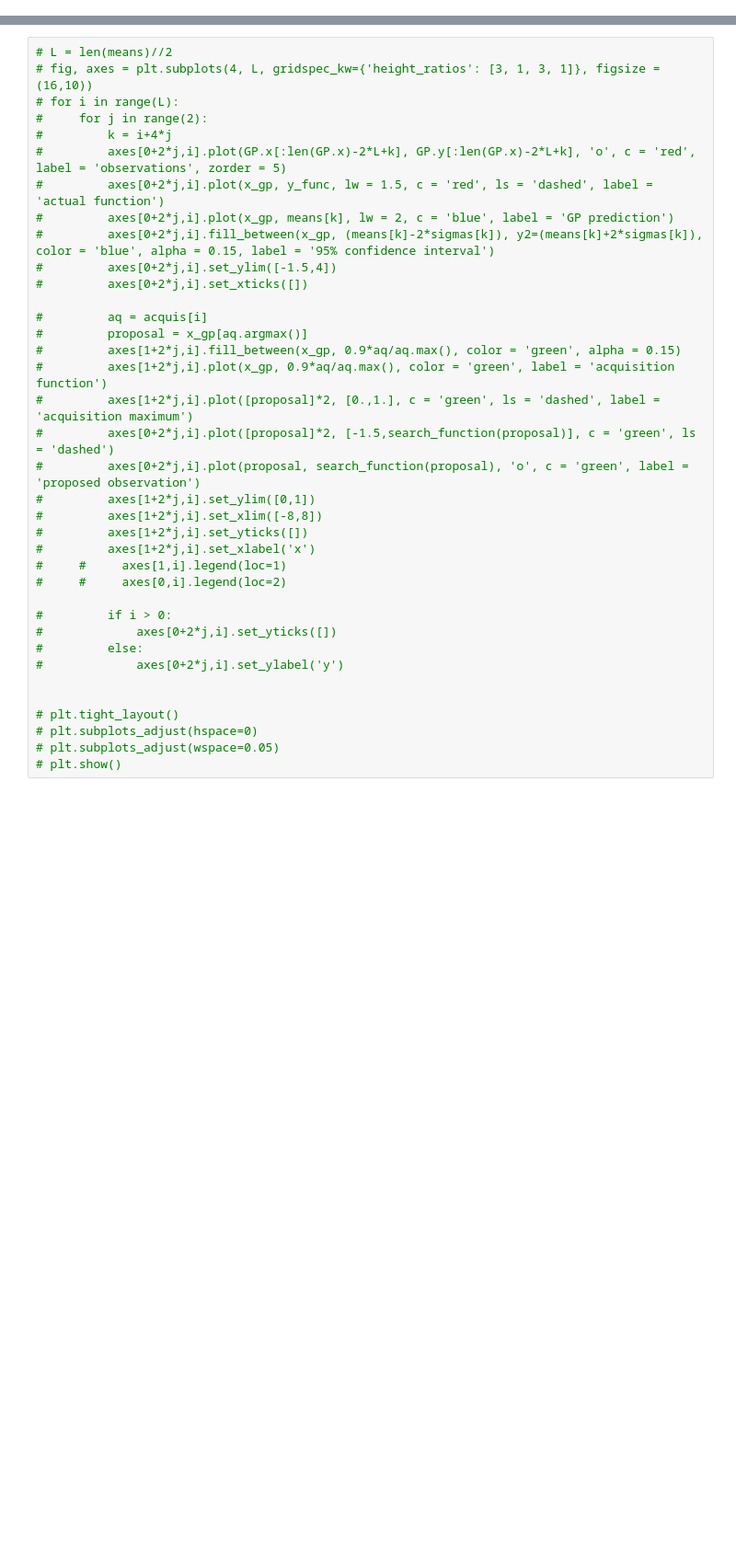
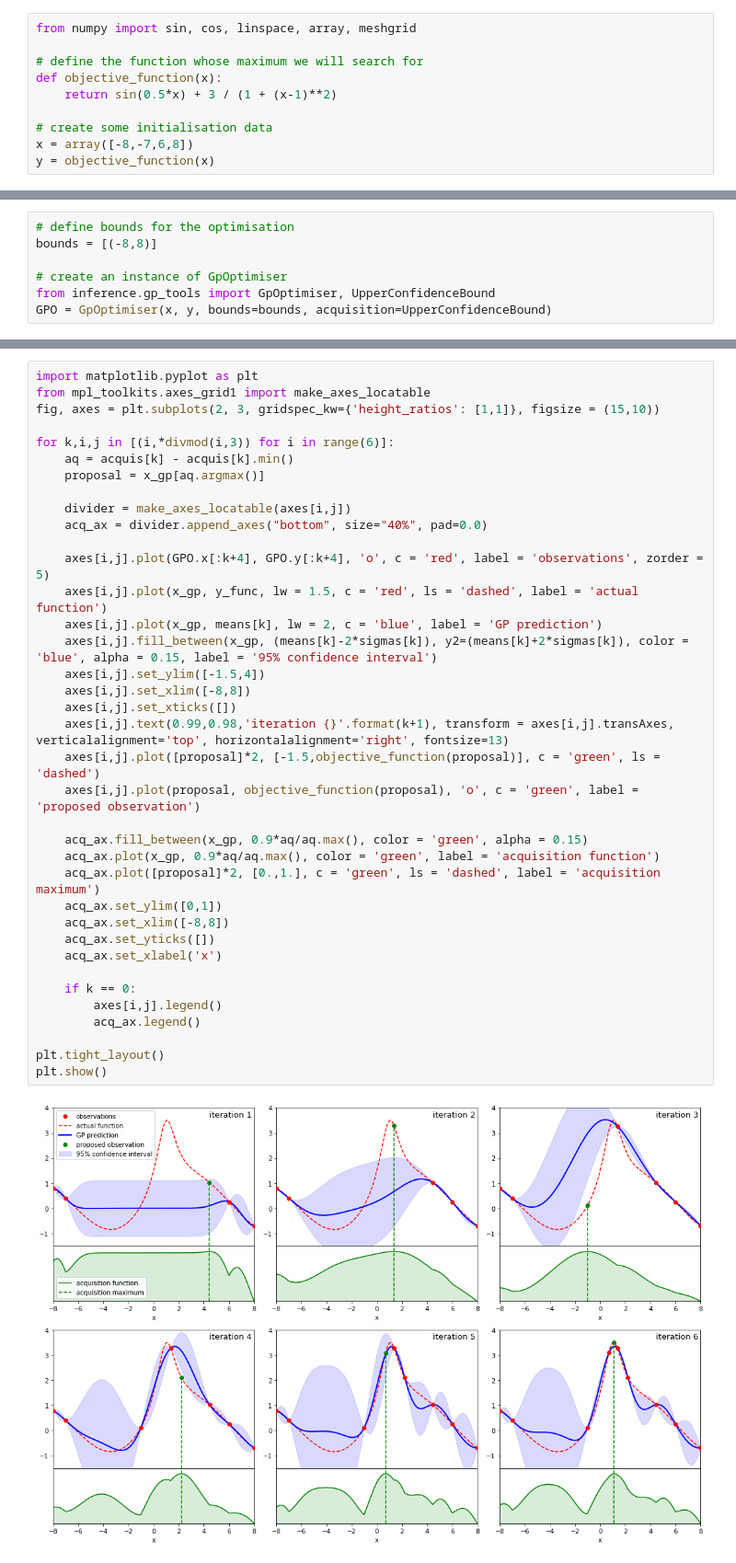
Before and after one commit to C-bowman/inference-tools, a Jupyter notebook: demos/gp_optimisation_demo.ipynb, the cells around one changed output, grey strips where cells are left out. Shown at 92% size. Saved outputs shown, nothing was run; the diff lists cells and outputs as text; blank space fills up the shorter version.

Commit message:
Finished prototype of GP optimisation jupyter notebook demo

```diff
--- a/demos/gp_optimisation_demo.ipynb
+++ b/demos/gp_optimisation_demo.ipynb
@@ -62,0 +10,10 @@ for i in range(7):
+# %%
+from numpy import sin, cos, linspace, array, meshgrid
+
+# define the function whose maximum we will search for
+def objective_function(x):
+    return sin(0.5*x) + 3 / (1 + (x-1)**2)
+
+# create some initialisation data
+x = array([-8,-7,6,8])
+y = objective_function(x)
@@ -62,0 +22,7 @@ for i in range(7):
+# %%
+# define bounds for the optimisation
+bounds = [(-8,8)]
+
+# create an instance of GpOptimiser
+from inference.gp_tools import GpOptimiser, UpperConfidenceBound
+GPO = GpOptimiser(x, y, bounds=bounds, acquisition=UpperConfidenceBound)
@@ -63,37 +59,39 @@ for i in range(7):
 # %%
-# L = len(means)//2
-# fig, axes = plt.subplots(4, L, gridspec_kw={'height_ratios': [3, 1, 3, 1]}, figsize = (16,10))
-# for i in range(L):
-#     for j in range(2):
-#         k = i+4*j
-#         axes[0+2*j,i].plot(GP.x[:len(GP.x)-2*L+k], GP.y[:len(GP.x)-2*L+k], 'o', c = 'red', label = 'observations', zorder = 5)
-#         axes[0+2*j,i].plot(x_gp, y_func, lw = 1.5, c = 'red', ls = 'dashed', label = 'actual function')
-#         axes[0+2*j,i].plot(x_gp, means[k], lw = 2, c = 'blue', label = 'GP prediction')
-#         axes[0+2*j,i].fill_between(x_gp, (means[k]-2*sigmas[k]), y2=(means[k]+2*sigmas[k]), color = 'blue', alpha = 0.15, label = '95% confidence interval')
-#         axes[0+2*j,i].set_ylim([-1.5,4])
-#         axes[0+2*j,i].set_xticks([])
+import matplotlib.pyplot as plt
+from mpl_toolkits.axes_grid1 import make_axes_locatable
+fig, axes = plt.subplots(2, 3, gridspec_kw={'height_ratios': [1,1]}, figsize = (15,10))
 
-#         aq = acquis[i]
-#         proposal = x_gp[aq.argmax()]
-#         axes[1+2*j,i].fill_between(x_gp, 0.9*aq/aq.max(), color = 'green', alpha = 0.15)
-#         axes[1+2*j,i].plot(x_gp, 0.9*aq/aq.max(), color = 'green', label = 'acquisition function')
-#         axes[1+2*j,i].plot([proposal]*2, [0.,1.], c = 'green', ls = 'dashed', label = 'acquisition maximum')
-#         axes[0+2*j,i].plot([proposal]*2, [-1.5,search_function(proposal)], c = 'green', ls = 'dashed')
-#         axes[0+2*j,i].plot(proposal, search_function(proposal), 'o', c = 'green', label = 'proposed observation')
-#         axes[1+2*j,i].set_ylim([0,1])
-#         axes[1+2*j,i].set_xlim([-8,8])
-#         axes[1+2*j,i].set_yticks([])
-#         axes[1+2*j,i].set_xlabel('x')
-#     #     axes[1,i].legend(loc=1)
-#     #     axes[0,i].legend(loc=2)
+for k,i,j in [(i,*divmod(i,3)) for i in range(6)]:
+    aq = acquis[k] - acquis[k].min()
+    proposal = x_gp[aq.argmax()]
 
-#         if i > 0:
-#             axes[0+2*j,i].set_yticks([])
-#         else:
-#             axes[0+2*j,i].set_ylabel('y')
+    divider = make_axes_locatable(axes[i,j])
+    acq_ax = divider.append_axes("bottom", size="40%", pad=0.0)
 
+    axes[i,j].plot(GPO.x[:k+4], GPO.y[:k+4], 'o', c = 'red', label = 'observations', zorder = 5)
+    axes[i,j].plot(x_gp, y_func, lw = 1.5, c = 'red', ls = 'dashed', label = 'actual function')
+    axes[i,j].plot(x_gp, means[k], lw = 2, c = 'blue', label = 'GP prediction')
+    axes[i,j].fill_between(x_gp, (means[k]-2*sigmas[k]), y2=(means[k]+2*sigmas[k]), color = 'blue', alpha = 0.15, label = '95% confidence interval')
+    axes[i,j].set_ylim([-1.5,4])
+    axes[i,j].set_xlim([-8,8])
+    axes[i,j].set_xticks([])
+    axes[i,j].text(0.99,0.98,'iteration {}'.format(k+1), transform = axes[i,j].transAxes, verticalalignment='top', horizontalalignment='right', fontsize=13)
+    axes[i,j].plot([proposal]*2, [-1.5,objective_function(proposal)], c = 'green', ls = 'dashed')
+    axes[i,j].plot(proposal, objective_function(proposal), 'o', c = 'green', label = 'proposed observation')
 
-# plt.tight_layout()
-# plt.subplots_adjust(hspace=0)
-# plt.subplots_adjust(wspace=0.05)
-# plt.show()
+    acq_ax.fill_between(x_gp, 0.9*aq/aq.max(), color = 'green', alpha = 0.15)
+    acq_ax.plot(x_gp, 0.9*aq/aq.max(), color = 'green', label = 'acquisition function')
+    acq_ax.plot([proposal]*2, [0.,1.], c = 'green', ls = 'dashed', label = 'acquisition maximum')
+    acq_ax.set_ylim([0,1])
+    acq_ax.set_xlim([-8,8])
+    acq_ax.set_yticks([])
+    acq_ax.set_xlabel('x')
+
+    if k == 0:
+        axes[i,j].legend()
+        acq_ax.legend()
+
+plt.tight_layout()
+plt.show()
+# %% [output]
+[figure, added]
```
Also changed, not shown: parts of 6 cells of this notebook.
